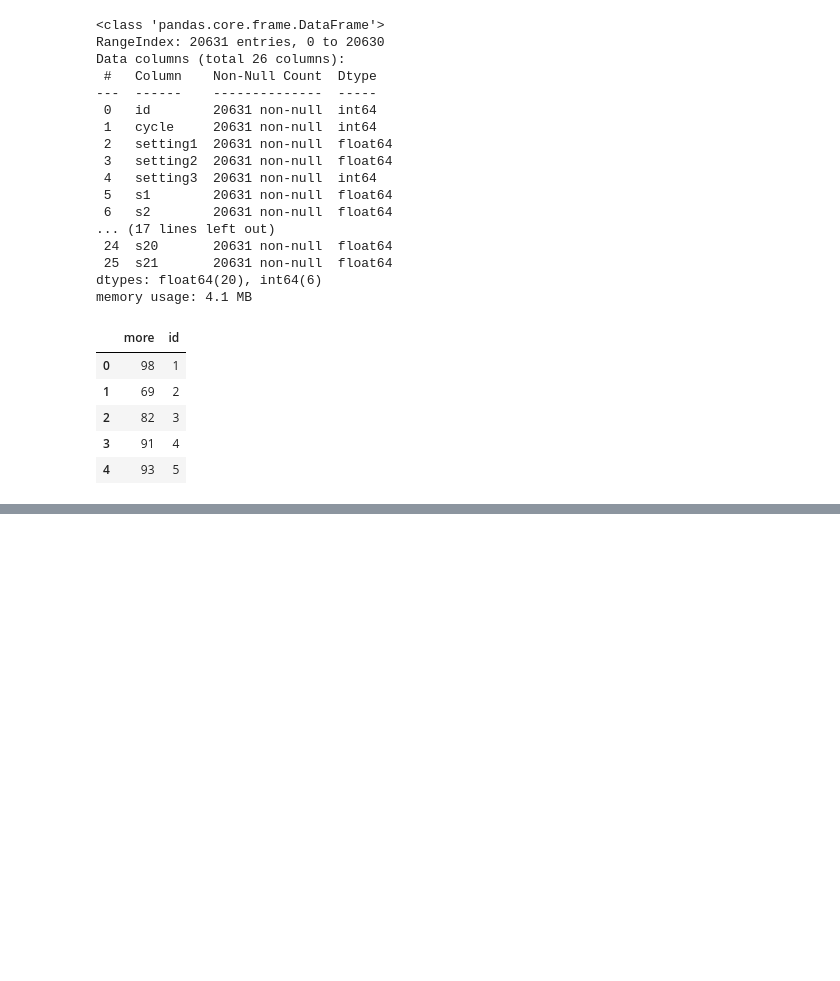
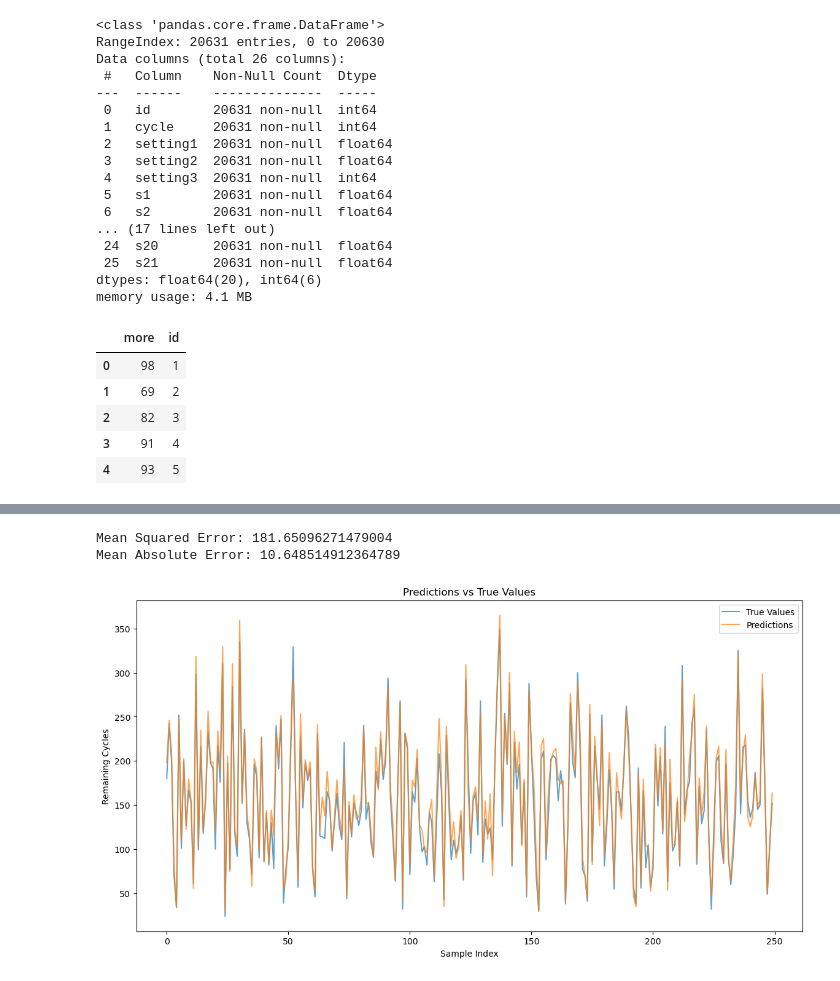
Before and after one commit to pxndey/engine_RUL, a Jupyter notebook: aircraft-engine.ipynb, the cells around one changed output, grey strips where cells are left out. Drawn from its saved outputs; the diff is of its cells as text; code cells hidden in the pictures; blank space fills up the shorter version.

```diff
--- a/aircraft-engine.ipynb
+++ b/aircraft-engine.ipynb
@@ -373,0 +110,13 @@ print(rmse)
+# %%
+# Split the data
+X_train, X_test, y_train, y_test = train_test_split(X_seq_scaled, y_seq, test_size=0.2, random_state=42)
+
+# Step 2: Build and train the RNN model
+model = Sequential()
+model.add(SimpleRNN(100, activation='relu', input_shape=(sequence_length, num_features)))
+model.add(Dense(1))
+# %%
+model.compile(optimizer=Adam(learning_rate=0.001), loss='mean_squared_error')
+# %%
+# Train the model
+history = model.fit(X_train, y_train, epochs=100, batch_size=64, validation_data=(X_test, y_test))
@@ -373,0 +148,2 @@ print(rmse)
+# %%
+y_pred = model.predict(X_test)
@@ -373,0 +152,26 @@ print(rmse)
+# %%
+from sklearn.metrics import mean_squared_error, mean_absolute_error
+
+# Compute metrics
+mse = mean_squared_error(y_test, y_pred)
+mae = mean_absolute_error(y_test, y_pred)
+
+print(f"Mean Squared Error: {mse}")
+print(f"Mean Absolute Error: {mae}")
+# %% [output]
+Mean Squared Error: 181.65096271479004
+Mean Absolute Error: 10.648514912364789
+# %%
+import matplotlib.pyplot as plt
+
+# Plot predictions vs true values
+plt.figure(figsize=(14, 7))
+plt.plot(y_test[:250], label='True Values', alpha=0.7)
+plt.plot(y_pred[:250], label='Predictions', alpha=0.7)
+plt.xlabel('Sample Index')
+plt.ylabel('Remaining Cycles')
+plt.legend()
+plt.title('Predictions vs True Values')
+plt.show()
+# %% [output]
+[figure, added]
```
Also changed, not shown: parts of 61 cells of this notebook.
